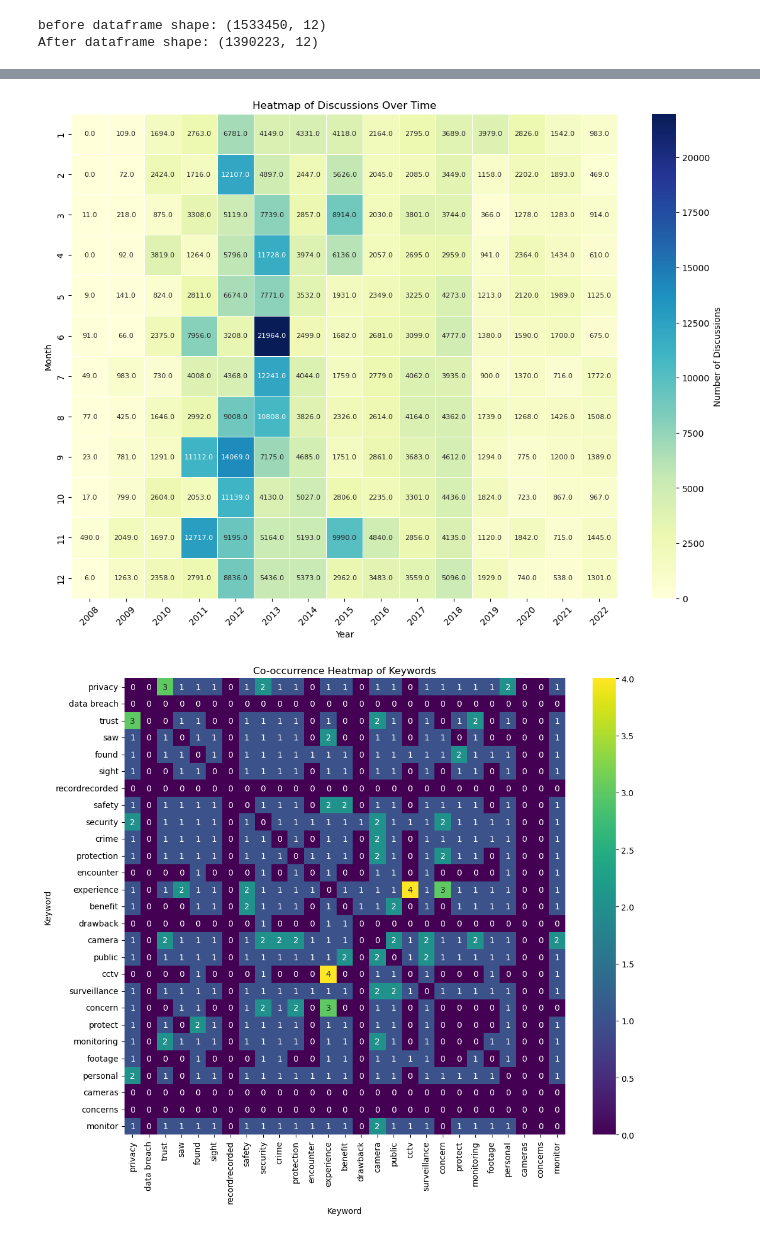
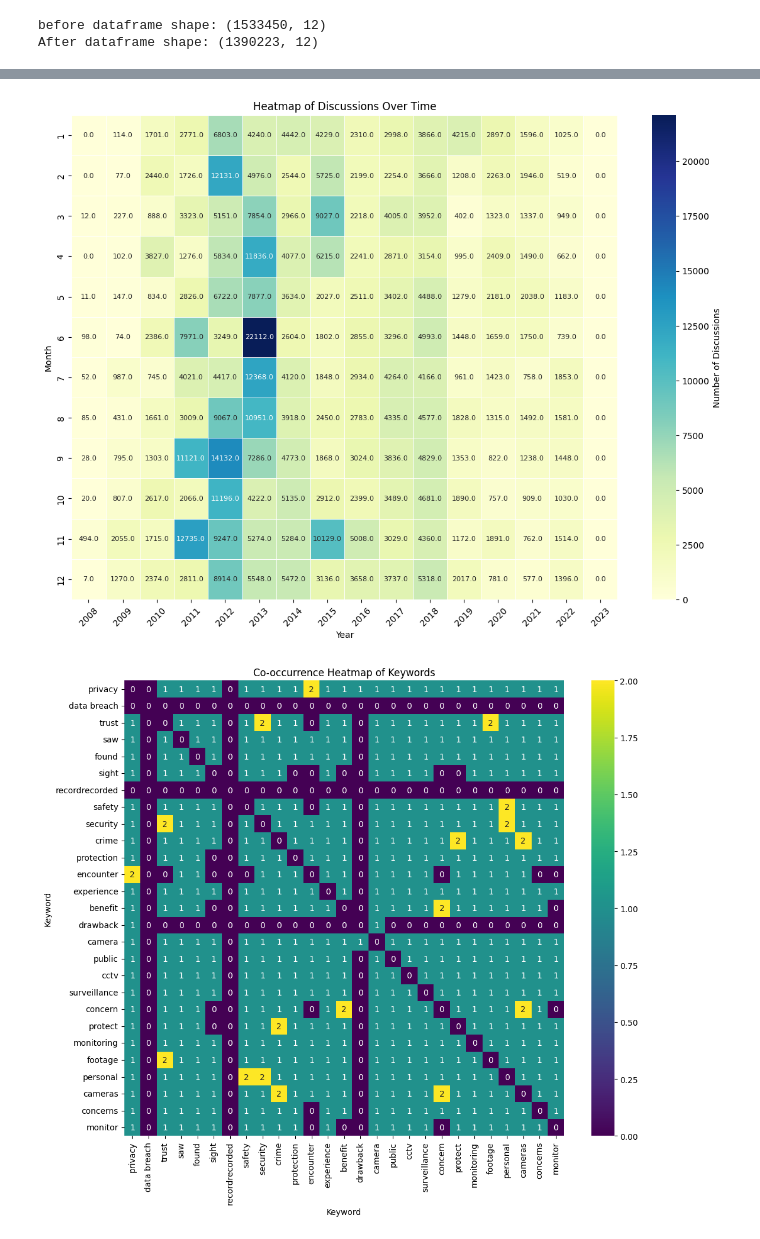
Before and after one commit to fahadchauhan/Public-Sentiment-and-Spatial-Distribution-of-Security-Cameras, a Jupyter notebook: reddit/Trends-reddit.ipynb, the cells around one changed output, grey strips where cells are left out. Cells and saved outputs as stored; diff of their text form; code cells hidden in the pictures.

```diff
--- a/reddit/Trends-reddit.ipynb
+++ b/reddit/Trends-reddit.ipynb
@@ -36,7 +36,3 @@ df
 | 975995 | zurich | comment | 6 | https://www.reddit.com/r/zurich/c... | u/roat_it | 2/26/2023 20:18 | 11ci8qd | ja42vek | Why are people like this? Spotted... | IIRC the [Kantonsrat](https://www... |
 | 975996 | zurich | comment | 25 | https://www.reddit.com/r/zurich/c... | u/roat_it | 2/26/2023 17:19 | 11ci8qd | ja3c2jp | Why are people like this? Spotted... | What a sorry sight.\r\n\r\nUnfort... |
 975997 rows × 10 columns
-# %%
-file_path = 'C:/Users/fahad/OneDrive - Oulun yliopisto/Documents/reddit/Data/reddit_processed.csv'
-df = pd.read_csv(file_path, dtype={'thread_id': str, 'comment_id': str})
-df
@@ -160,8 +155,10 @@ tqdm.pandas(desc="Processing")
 
 df['title_processed'] = df['title'].progress_apply(preprocess_text)
 df['thread_text_processed'] = df['thread_text'].progress_apply(preprocess_text)
-
 df['combined_processed'] = df[['title_processed', 'thread_text_processed']].progress_apply(lambda x: ' '.join(x.dropna().astype(str)), axis=1)
+df.loc[df['msg_type'] == 'thread_start', 'thread_text_processed'] = df.loc[df['msg_type'] == 'thread_start'].progress_apply(
+    lambda x: ' '.join([str(x['title_processed']), str(x['thread_text_processed'])]).strip(), axis=1)
+df.dropna(subset=['thread_text_processed'], inplace=True)
 # df = df.drop(['link', 'author'], axis=1)
 
 df.to_csv('C:/Users/fahad/OneDrive - Oulun yliopisto/Documents/reddit/Data/reddit_processed.csv', index=False)
@@ -304,20 +230,0 @@ Name: count, Length: 3067, dtype: int64
-# %%
-# Ensure datetime column is in datetime format
-df['datetime'] = pd.to_datetime(df['datetime'], errors='coerce')
-
-# Filter for the year 2023
-df_2023 = df[df['datetime'].dt.year == 2023]
-
-# Count the number of unique thread_ids per subreddit
-subreddit_thread_counts = df_2023.groupby('subreddit')['thread_id'].nunique()
-
-# Filter subreddits with less than 20 threads
-subreddits_less_than_20_threads = subreddit_thread_counts[subreddit_thread_counts < 20].index
-
-# Filter rows from these subreddits
-df_filtered = df_2023[df_2023['subreddit'].isin(subreddits_less_than_20_threads)]
-print(df_filtered)
-
-# Save to a CSV file
-output_file = 'C:/Users/fahad/OneDrive - Oulun yliopisto/Documents/reddit/Data/reddit_2023_lessthan20.csv'
-df_filtered.to_csv(output_file, index=False)
@@ -350,7 +239,7 @@ df_2023 = df[df['datetime'].dt.year == 2023]
 df_2008_2022 = df[(df['datetime'].dt.year >= 2008) & (df['datetime'].dt.year <= 2022)]
 
 # Group data by month and count occurrences
-monthly_trends = df_2008_2022.set_index('datetime').resample('M').count()['thread_text_processed']
+monthly_trends = df.set_index('datetime').resample('M').count()['thread_text_processed']
 
 # Plotting the trend
 plt.figure(figsize=(12, 6))
@@ -382,7 +271,7 @@ df['month'] = df['datetime'].dt.month
 yearly_monthly_trends = df.groupby(['year', 'month']).count()['thread_text_processed']
 
 # Ensure the index includes all years and months up to 2020
-full_index = pd.MultiIndex.from_product([range(2008, 2023), range(1, 13)], names=['year', 'month'])
+full_index = pd.MultiIndex.from_product([range(2008, 2024), range(1, 13)], names=['year', 'month'])
 yearly_monthly_trends = yearly_monthly_trends.reindex(full_index, fill_value=0)
 
 # Convert to a DataFrame and reset the index
@@ -400,4 +289,4 @@ plt.ylabel('Month')
 plt.xticks(rotation=45)
 plt.show()
 # %% [output]
-[figure, old version]
+[figure, new version]
@@ -419,38 +293,44 @@ plt.show()
 # %%
+keywords = ['privacy', 'data breach', 'trust', 'saw', 'found', 'sight', 'record' 'recorded', 'safety', 'security', 'crime', 'protection', 'encounter', 'experience', 'benefit', 'drawback', 'camera', 'public', 'cctv', 'surveillance', 'concern', 'protect', 'monitoring', 'footage', 'personal', 'cameras', 'concerns', 'monitor']
+
 # Function to find co-occurrences
 def find_cooccurrences(text, keywords):
+    cooccurrences = defaultdict(int)
+    if pd.isna(text):
+        return cooccurrences
+    # print(text)
     tokens = text.split()
-    cooccurrences = defaultdict(int)
+
     for i, token in enumerate(tokens):
         if token in keywords:
             for j in range(max(0, i-5), min(len(tokens), i+6)):
                 if tokens[j] != token and tokens[j] in keywords:
                     cooccurrences[(token, tokens[j])] += 1
     return cooccurrences
 
 # Find co-occurrences in the dataset
 cooccurrences = defaultdict(int)
 for text in df['thread_text_processed']:
     cooccurrences.update(find_cooccurrences(text, keywords))
 
 # Convert co-occurrences to a matrix
 cooc_matrix = np.zeros((len(keywords), len(keywords)))
 keyword_index = {keyword: idx for idx, keyword in enumerate(keywords)}
 
 for (kw1, kw2), count in cooccurrences.items():
     i, j = keyword_index[kw1], keyword_index[kw2]
     cooc_matrix[i, j] = count
     cooc_matrix[j, i] = count
 
 # Plot the co-occurrence heatmap
 plt.figure(figsize=(12, 10))
 sns.heatmap(cooc_matrix, xticklabels=keywords, yticklabels=keywords, cmap='viridis', annot=True, fmt='g')
 plt.title('Co-occurrence Heatmap of Keywords')
 plt.xlabel('Keyword')
 plt.ylabel('Keyword')
 plt.show()
 # %% [output]
-[figure, old version]
+[figure, new version]
 # %%
 # Define keywords/phrases indicating a camera sighting
 sighting_keywords = ['saw camera', 'camera saw', 'noticed camera', 'camera noticed', 'camera spotted', 'camera spot', 'camera sighted', 'camera sight', 'area camera', 'around camera', 'spotted camera', 'spot camera', 'sighted camera', 'sight camera', 'camera area', 'camera around', 'camera nearby', 'nearby camera', 'camera security', 'camera hidden', 'park camera', 'camera traffic', 'camera caught', 'camera recorded', 'camera filmed', 'footage camera', 'camera surveillance', 'surveillance camera', 'security camera', 'hidden camera', 'traffic camera', 'caught camera', 'recorded camera', 'filmed camera', 'camera footage', 'building camera', 'under camera surveillance', 'camera park', 'camera building', 'camera street', 'street camera', 'office camera', 'station camera', 'camera office', 'camera station']
```
Also changed, not shown: parts of 17 cells of this notebook, 3 other files.
